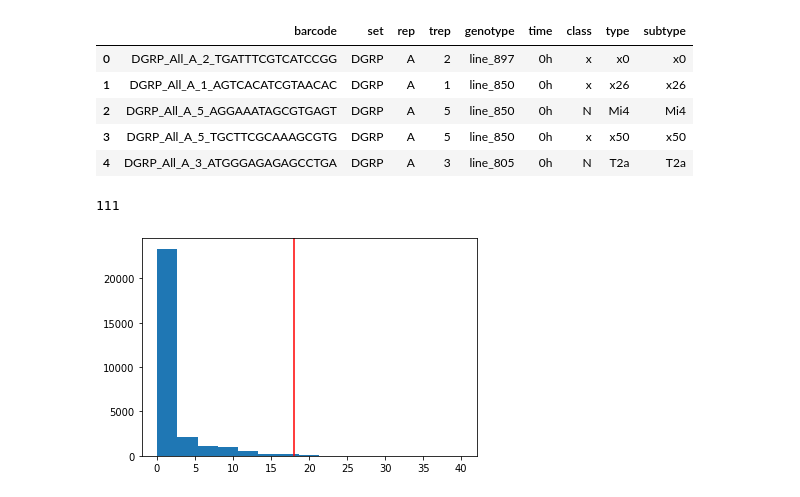
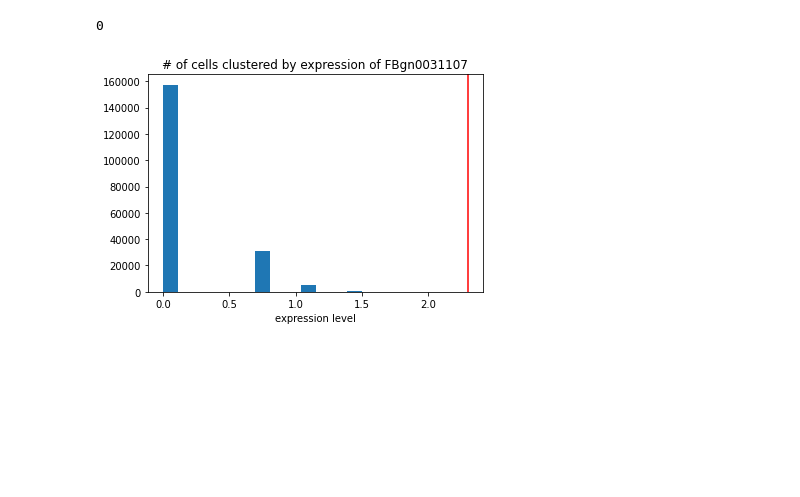
Before and after one commit to FujishigeTemma/GSE156455, a Jupyter notebook: coexpression.ipynb, the cells around one changed output. Saved outputs shown, nothing was run; the diff lists cells and outputs as text; code cells hidden in the pictures; blank space fills up the shorter version.

```diff
--- a/coexpression.ipynb
+++ b/coexpression.ipynb
@@ -97,4 +112,7 @@ feature_by_cell['DGRP_All_A_2_TGATTTCGTCATCCGG']
 cell_by_feature = feature_by_cell.T
+# %%
+feature_by_cell = np.log(feature_by_cell + 1)
+cell_by_feature = np.log(cell_by_feature + 1)
 # %%
 tsne_with_metadata = pd.merge(tsne_df, metadata_df, on='barcode')
 
@@ -202,26 +190,19 @@ feature_by_cell.head()
-# %%
-metadata_df.head()
-# %% [output]
-|  | barcode | set | rep | trep | genotype | time | class | type | subtype |
-| 0 | DGRP_All_A_2_TGATTTCGTCATCCGG | DGRP | A | 2 | line_897 | 0h | x | x0 | x0 |
-| 1 | DGRP_All_A_1_AGTCACATCGTAACAC | DGRP | A | 1 | line_850 | 0h | x | x26 | x26 |
-| 2 | DGRP_All_A_5_AGGAAATAGCGTGAGT | DGRP | A | 5 | line_850 | 0h | N | Mi4 | Mi4 |
-| 3 | DGRP_All_A_5_TGCTTCGCAAAGCGTG | DGRP | A | 5 | line_850 | 0h | x | x50 | x50 |
-| 4 | DGRP_All_A_3_ATGGGAGAGAGCCTGA | DGRP | A | 3 | line_805 | 0h | N | T2a | T2a |
 # %%
 # @title Parameters
-threshold_of_expression = 18
-feature_id = "FBgn0038498"
-
-print(np.count_nonzero([cell_by_feature[feature_id] > threshold_of_expression]))
+threshold_of_expression = 2.3
+target_feature_name = "side3"
+target_feature_id = "FBgn0031107"
 
 fig = plt.figure()
 ax = fig.add_subplot(111)
-K = int(1 + np.log2(len(cell_by_feature[feature_id])))
-ax.hist(cell_by_feature[feature_id], bins=K)
+K = int(1 + np.log2(len(cell_by_feature[target_feature_id])))
+ax.hist(cell_by_feature[target_feature_id], bins=K)
+ax.set_title("# of cells clustered by expression of {}".format(target_feature_id))
+ax.set_xlabel("expression level")
+print(len(cell_by_feature[target_feature_id][cell_by_feature[target_feature_id] > threshold_of_expression]))
 ax.vlines(threshold_of_expression, 0, 1, colors='red', transform=ax.get_xaxis_transform());
 # %% [output]
-111
+0
-[figure, old version]
+[figure, new version]
 # %%
 # get all cells which have a feature expression above the threshold
```
Also changed, not shown: parts of 26 cells of this notebook, 15 other files.
